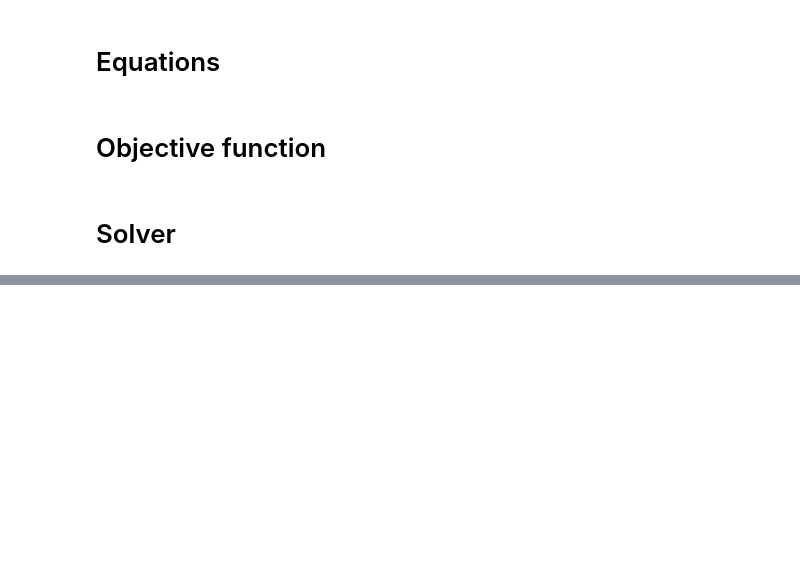
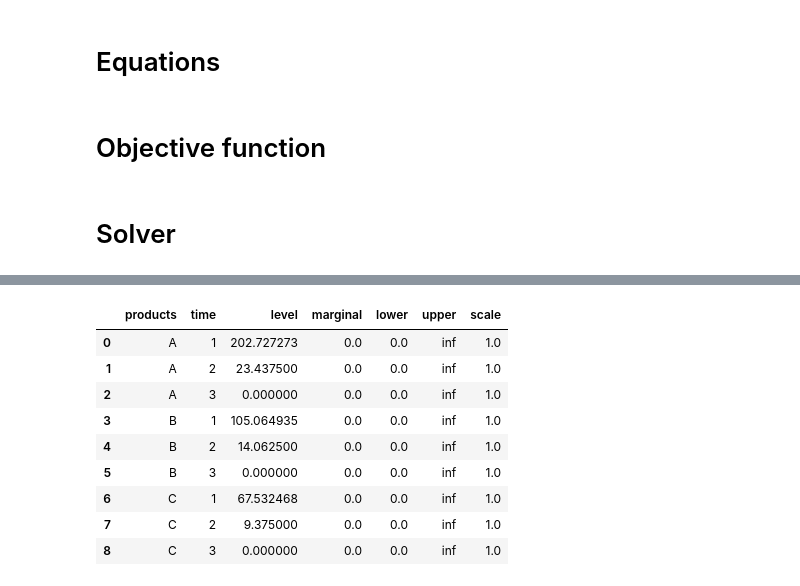
Before and after one commit to aheagel/FinRL, a Jupyter notebook: Project1.ipynb, the cells around one changed output, grey strips where cells are left out. Drawn from its saved outputs; the diff is of its cells as text; code cells hidden in the pictures; blank space fills up the shorter version.

```diff
--- a/Project1.ipynb
+++ b/Project1.ipynb
@@ -163,0 +180,13 @@ flow.solve(solver="CPLEX", options=Options(equation_listing_limit=200, variable_
+# %%
+ConvProd.records
+# %% [output]
+|  | products | time | level | marginal | lower | upper | scale |
+| 0 | A | 1 | 202.727273 | 0.0 | 0.0 | inf | 1.0 |
+| 1 | A | 2 | 23.437500 | 0.0 | 0.0 | inf | 1.0 |
+| 2 | A | 3 | 0.000000 | 0.0 | 0.0 | inf | 1.0 |
+| 3 | B | 1 | 105.064935 | 0.0 | 0.0 | inf | 1.0 |
+| 4 | B | 2 | 14.062500 | 0.0 | 0.0 | inf | 1.0 |
+| 5 | B | 3 | 0.000000 | 0.0 | 0.0 | inf | 1.0 |
+| 6 | C | 1 | 67.532468 | 0.0 | 0.0 | inf | 1.0 |
+| 7 | C | 2 | 9.375000 | 0.0 | 0.0 | inf | 1.0 |
+| 8 | C | 3 | 0.000000 | 0.0 | 0.0 | inf | 1.0 |
```
Also changed, not shown: parts of 13 cells of this notebook.
